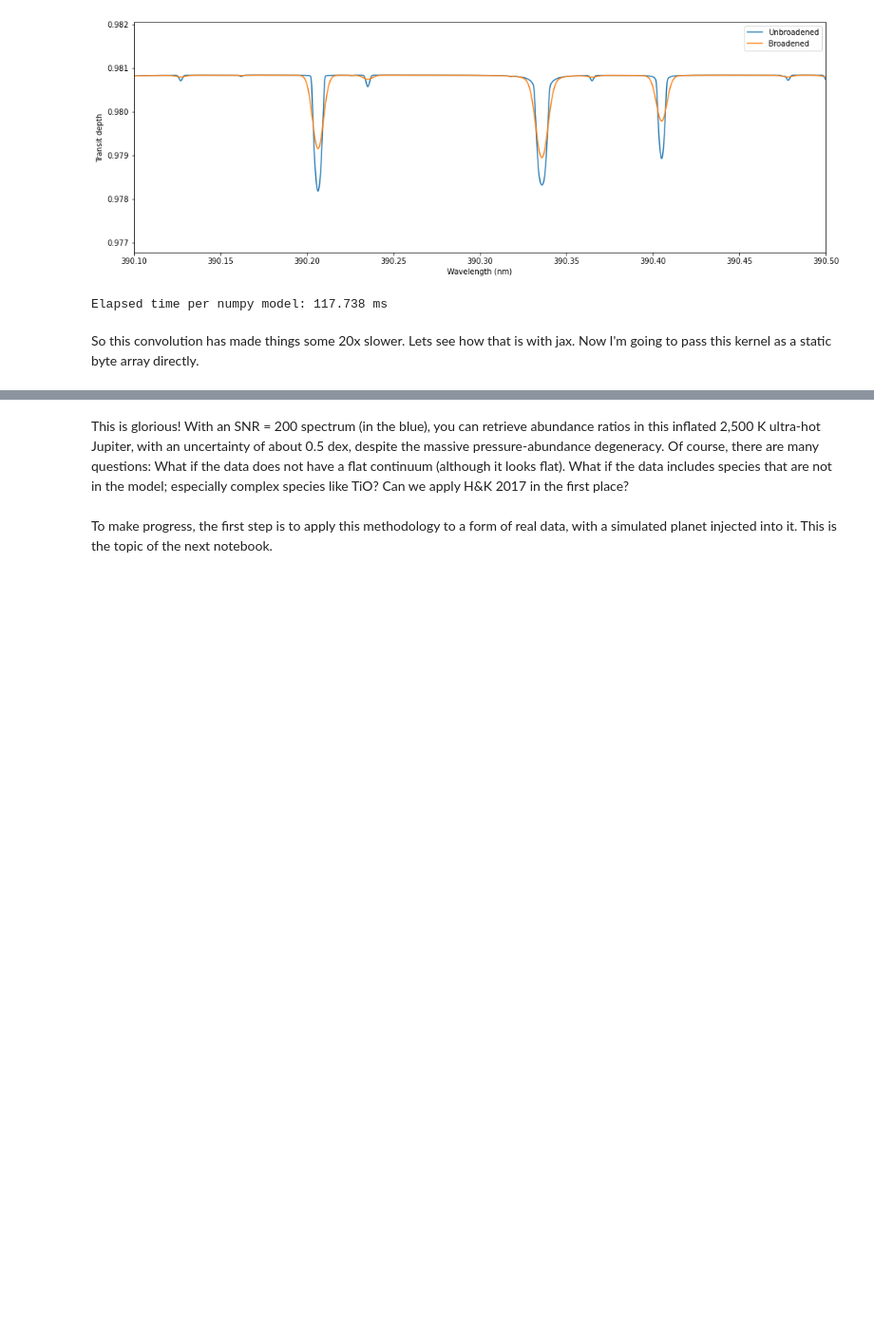
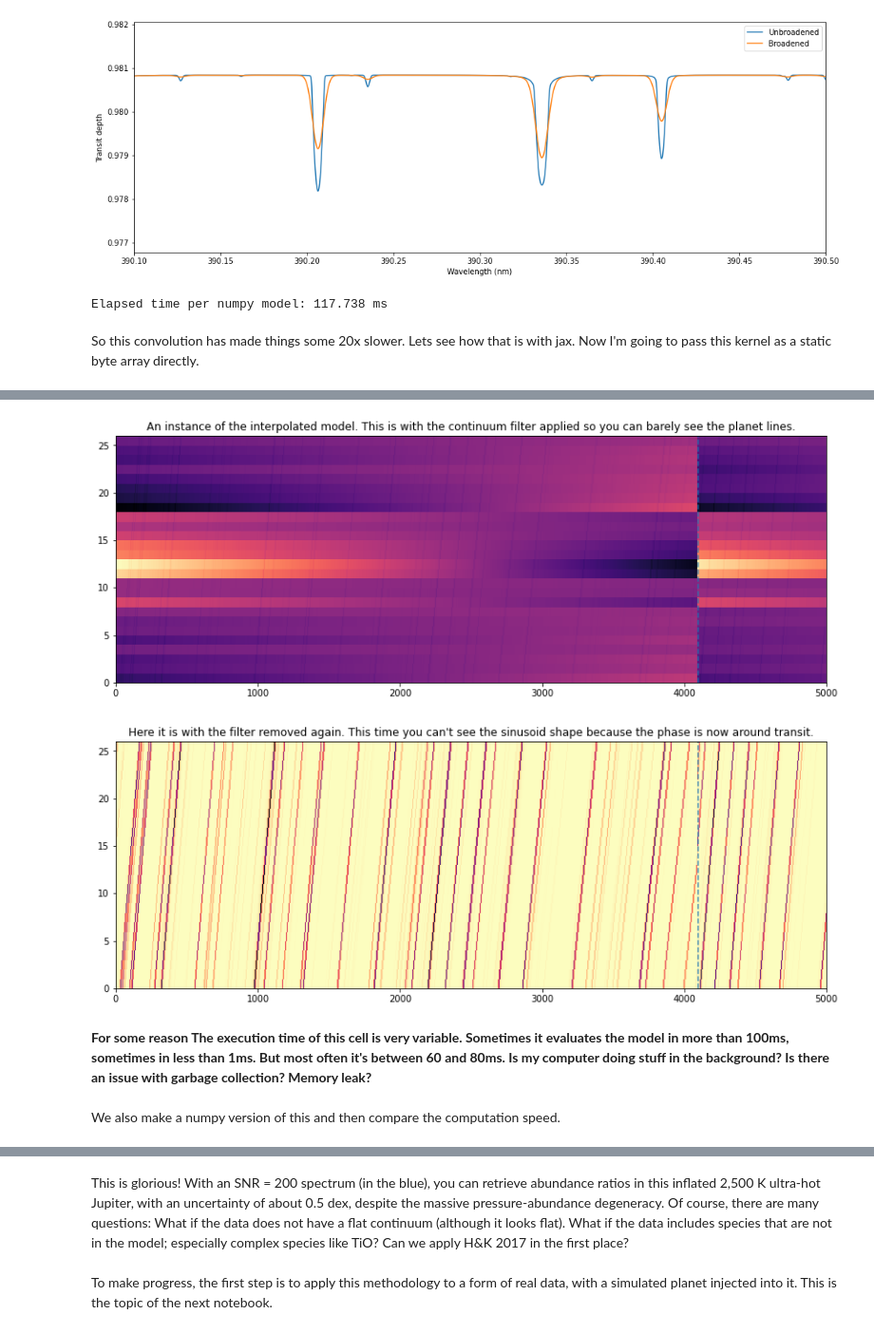
Before and after one commit to Hoeijmakers/jax-hires-coffee, a Jupyter notebook: hires-transmission-hk17.ipynb, the cells around one changed output, grey strips where cells are left out. Shown at 95% size. Drawn from its saved outputs; the diff is of its cells as text; code cells hidden in the pictures; blank space fills up the shorter version.

```diff
--- a/hires-transmission-hk17.ipynb
+++ b/hires-transmission-hk17.ipynb
@@ -537,7 +541,8 @@ nexp = len(fxf)
 wld_b = wld.tobytes()
 kappa_grid_b = kappa_grid.tobytes()
 fxf_b = fxf.tobytes()
-
+wli_b = wli.tobytes() #This is used later than the others; when the spectrum needs to be shifted & interpolated.
+phase_b = phase.tobytes()
 
 t1=ut.start()
 for i in range(N):
@@ -689,0 +754,25 @@ plt.show()
+# %%
+p = [2500.0,-5.0,-1.0,-2.0,-2.0,1.0,4.7/sfwhm,vsys,Kp]# The new model parameters: T, Fe, 2 other species relative to Fe, log(k0), c0, lw, and now also vsys and Kp.
+
+
+N=50
+t1=ut.start()
+for i in range(N):
+    spec2D = model_2D_jax(p,wld_b,wli_b,kappa_grid_b,fxf_b,phase_b,x_kernel_b,c,gamma,k,m,g,P0,R0,Rs**2,nwli,nwld,nexp,n_species)
+t2 = ut.end(t1,silent=True)/N
+print(f'Elapsed time per JAX model: {np.round(t2*1000,3)} ms')
+
+
+spec2D = model_2D_jax(p,wld_b,wli_b,kappa_grid_b,fxf_b,phase_b,x_kernel_b,c,gamma,k,m,g,P0,R0,Rs**2,nwli,nwld,nexp,n_species)
+print('done')
+plt.figure(figsize=(14,5))
+plt.pcolormesh(spec2D[:,0:5000],shading='auto',cmap='magma')
+plt.title("An instance of the interpolated model. This is with the continuum filter applied so you can barely see the planet lines.")
+plt.axvline(4096,linestyle='--',alpha=0.8)
+plt.show()
+plt.figure(figsize=(14,5))
+plt.pcolormesh((spec2D/fxf)[:,0:5000],shading='auto',cmap='magma')
+plt.title("Here it is with the filter removed again. This time you can't see the sinusoid shape because the phase is now around transit.")
+plt.axvline(4096,linestyle='--',alpha=0.8)
+plt.show()
+# %% [output]
@@ -689,0 +781,4 @@ plt.show()
+[figure, added]
+[figure, added]
+# %% [markdown]
+<b> For some reason The execution time of this cell is very variable. Sometimes it evaluates the model in more than 100ms, sometimes in less than 1ms. But most often it's between 60 and 80ms. Is my computer doing stuff in the background? Is there an issue with garbage collection? Memory leak?</b><br><br>We also make a numpy version of this and then compare the computation speed.
```
Also changed, not shown: parts of 25 cells of this notebook.
